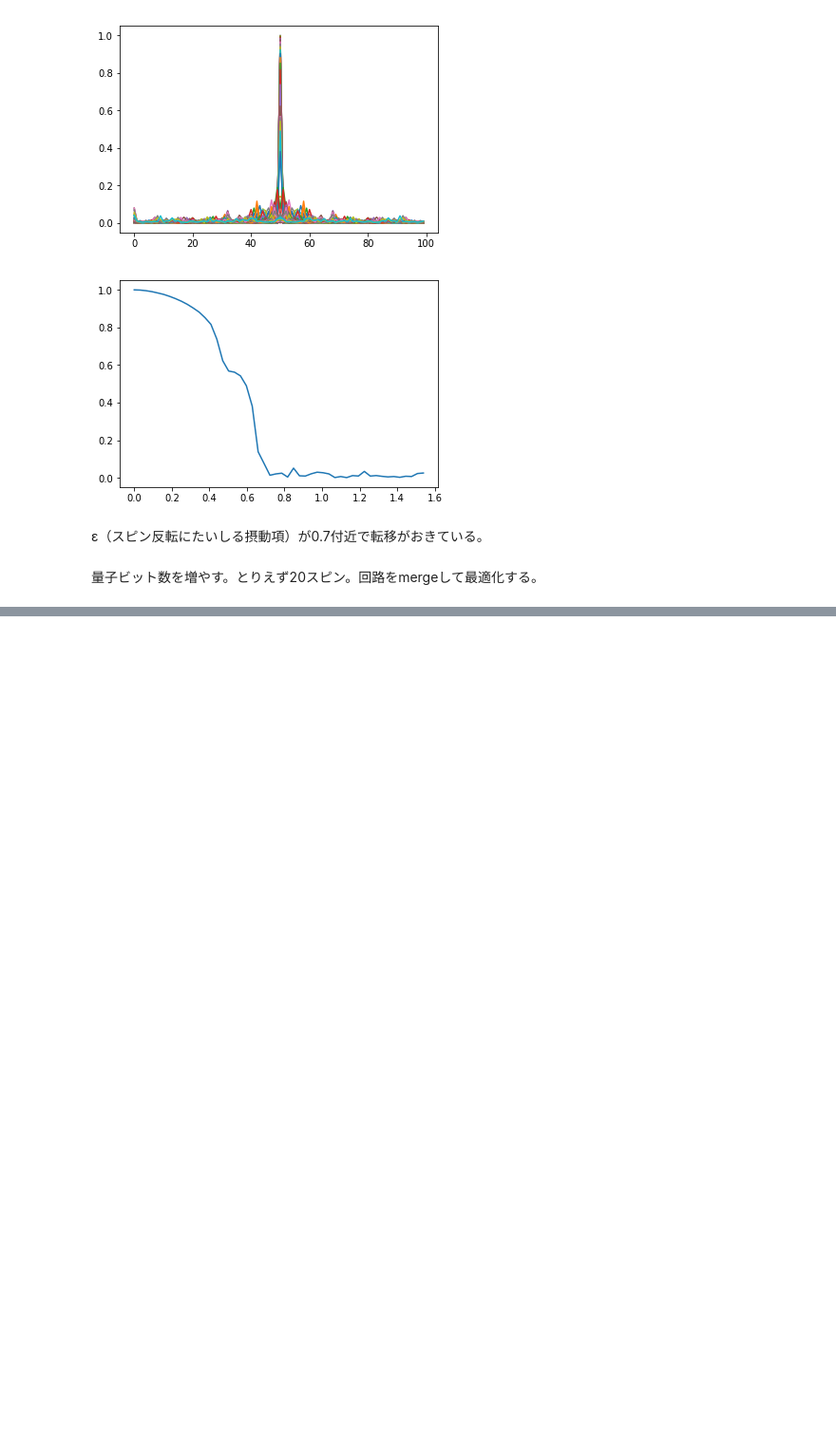
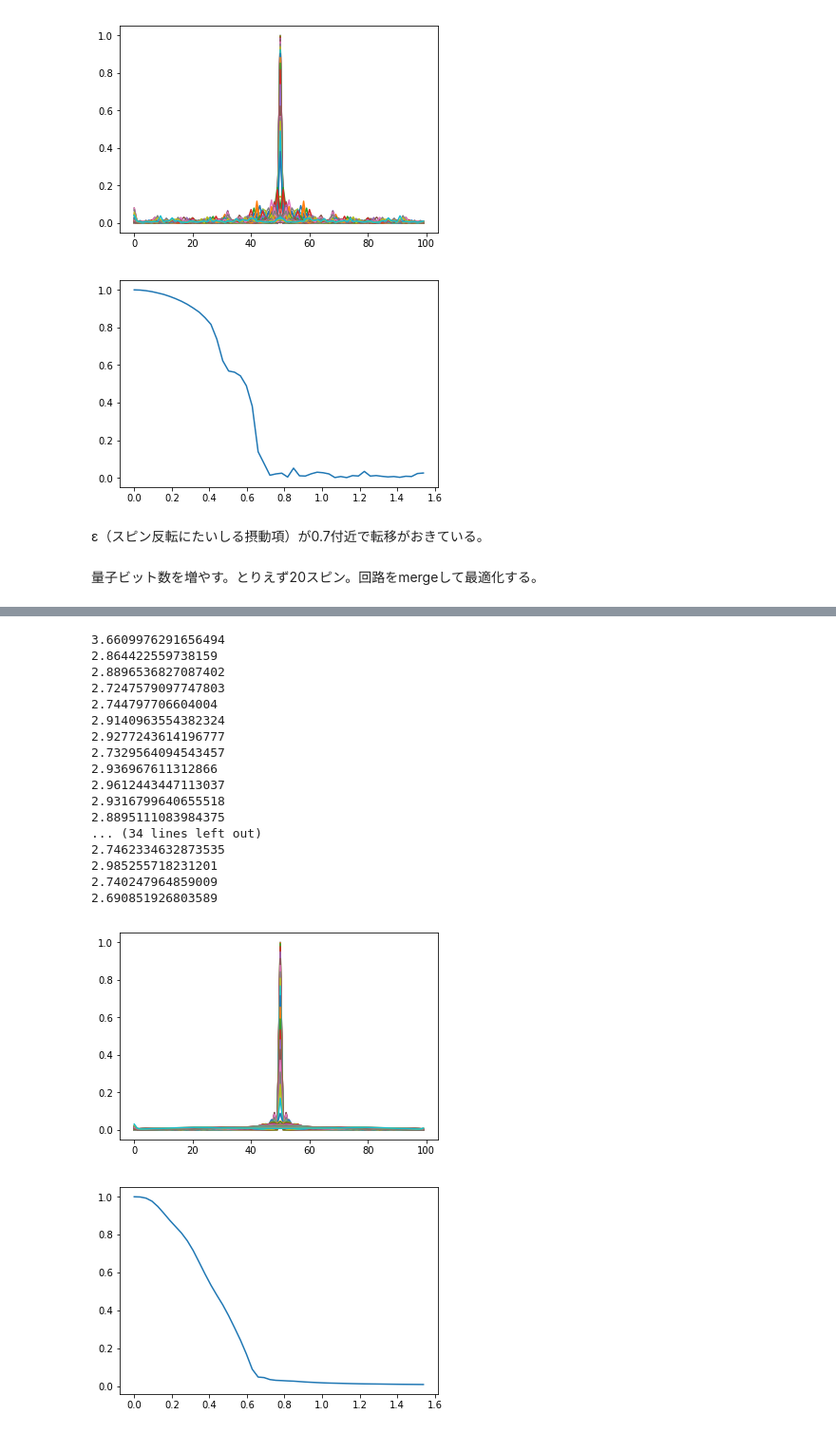
Before and after one commit to keisukefujii/DTC, a Jupyter notebook: DiscreteTimeCrystal_qulacs.ipynb, the cells around one changed output, grey strips where cells are left out. Shown at 95% size. Cells and saved outputs as stored; diff of their text form; code cells hidden in the pictures; blank space fills up the shorter version.

```diff
--- a/DiscreteTimeCrystal_qulacs.ipynb
+++ b/DiscreteTimeCrystal_qulacs.ipynb
@@ -369,0 +429,64 @@ file3.close()
+# %%
+
+#ランダム磁場
+num_spin =20
+
+hz=[random.random() for i in range(num_spin)]
+
+peak = [[],[]]
+result_time =[]
+result_freq =[]
+
+
+for i in range(50):
+    start = time.time()
+    tmp = DTC_opt_short(1.0,100,0.01*i*np.pi,hz,num_spin)
+    result_time.append(tmp)
+    tmp_fft = np.abs(fft(tmp)/num_peri)
+    result_freq.append(tmp_fft)
+    elapsed_time = time.time() - start
+    peak[0].append(0.01*i*np.pi)
+    peak[1].append(tmp_fft[50])
+
+    print(elapsed_time)
+    plt.plot(tmp_fft)
+plt.show()
+
+
+plt.plot(peak[0],peak[1])
+plt.show()
+
+file1 = open('DTC_time_short_spin{0}'.format(num_spin)+'.txt',"w")
+writer = csv.writer(file1, lineterminator='\n')
+writer.writerows(result_time)
+file1.close()
+
+file2 = open('DTC_freq_short_spin{0}'.format(num_spin)+'.txt',"w")
+writer = csv.writer(file2, lineterminator='\n')
+writer.writerows(result_freq)
+file2.close()
+
+file3 = open('DTC_peak_short_spin{0}'.format(num_spin)+'.txt',"w")
+writer = csv.writer(file3, lineterminator='\n')
+writer.writerows(peak)
+file3.close()
+# %% [output]
+3.6609976291656494
+2.864422559738159
+2.8896536827087402
+2.7247579097747803
+2.744797706604004
+2.9140963554382324
+2.9277243614196777
+2.7329564094543457
+2.936967611312866
+2.9612443447113037
+2.9316799640655518
+2.8895111083984375
+... (34 lines left out)
+2.7462334632873535
+2.985255718231201
+2.740247964859009
+2.690851926803589
+[figure, added]
+[figure, added]
```
Also changed, not shown: parts of 4 cells of this notebook, 6 other files.
